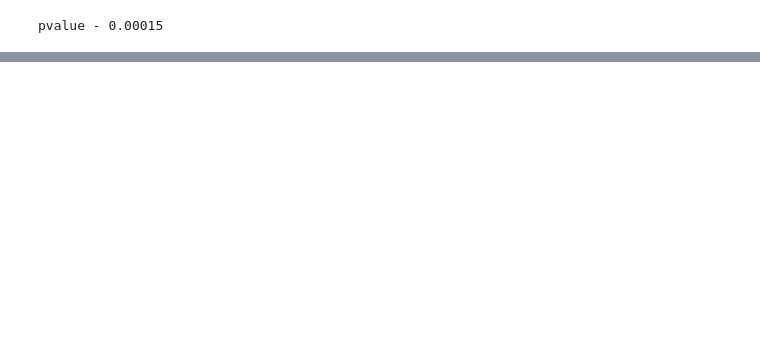
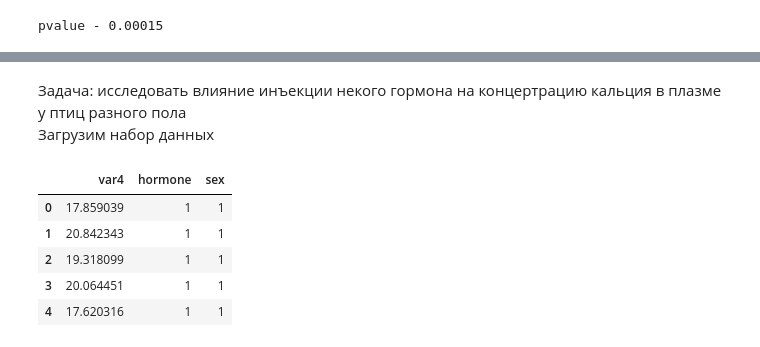
Before and after one commit to LeonidShturmin/stepikcourse, a Jupyter notebook: mathstat.ipynb, the cells around one changed output, grey strips where cells are left out. Cells and saved outputs as stored; diff of their text form; code cells hidden in the pictures; blank space fills up the shorter version.

```diff
--- a/mathstat.ipynb
+++ b/mathstat.ipynb
@@ -1241,0 +1392,15 @@ tyukyutest(expr)
+# %% [markdown]
+Задача: исследовать влияние инъекции некого гормона на концертрацию кальция в плазме у птиц разного пола \
+Загрузим набор данных
+# %%
+hormone_inject = pd.read_csv(PATH + '/stepikcourse/birds.csv')
+hormone_inject.head()
+# hormone: 1 - инекция, 0 - отсутствие инъекции
+# sex: 1 - мужской, 0 - женский
+# %% [output]
+|  | var4 | hormone | sex |
+| 0 | 17.859039 | 1 | 1 |
+| 1 | 20.842343 | 1 | 1 |
+| 2 | 19.318099 | 1 | 1 |
+| 3 | 20.064451 | 1 | 1 |
+| 4 | 17.620316 | 1 | 1 |
```
Also changed, not shown: parts of 80 cells of this notebook.
